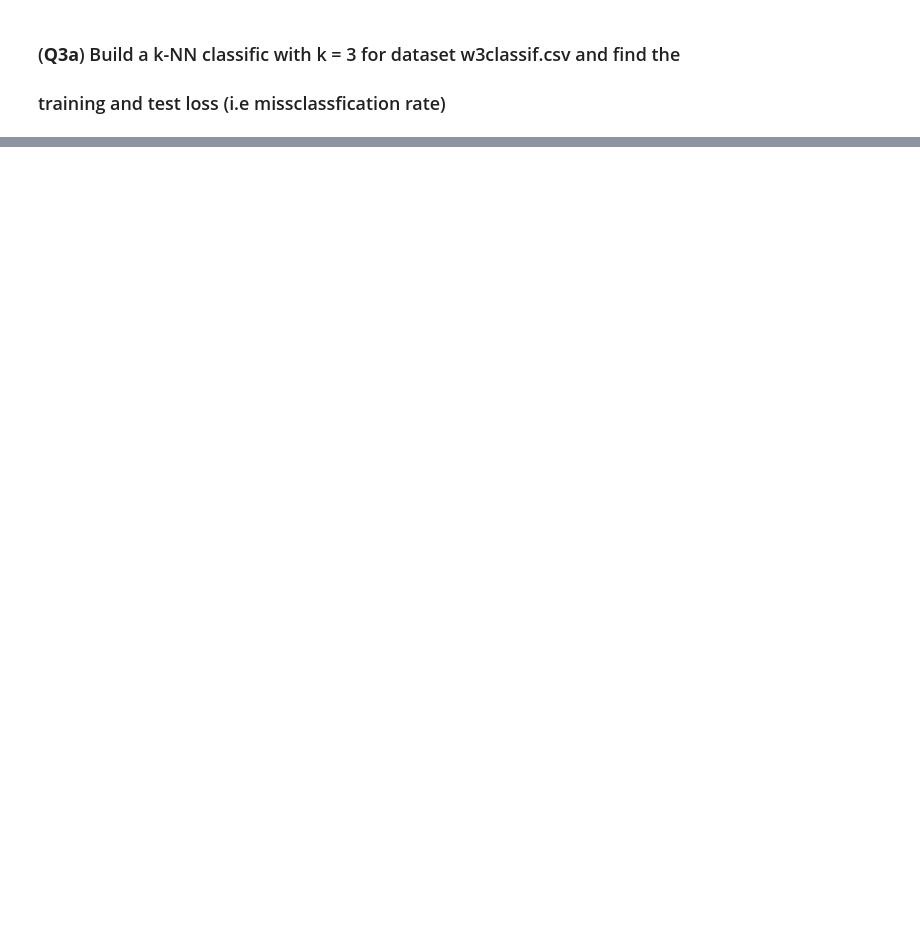
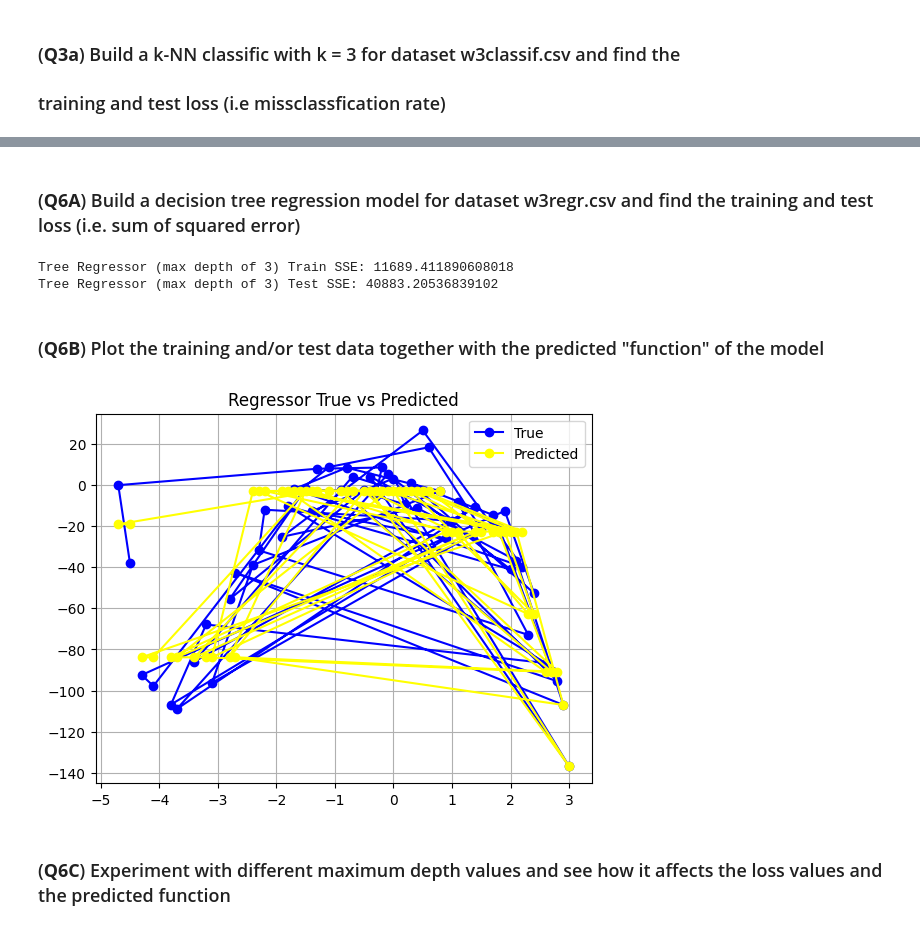
Before and after one commit to johnpioc/COMP4702, a Jupyter notebook: w2-prac.ipynb, the cells around one changed output, grey strips where cells are left out. Drawn from its saved outputs; the diff is of its cells as text; code cells hidden in the pictures; blank space fills up the shorter version.

```diff
--- a/w2-prac.ipynb
+++ b/w2-prac.ipynb
@@ -116,0 +265,12 @@ KNN Classifier (k = 3) Test Loss: 0.99
+# %%
+max_depth_grid: List[int] = [1, 3, 5, 7, 10]
+
+for max_depth in max_depth_grid:
+    model = build_tree_classifier(
+        classif_x_train,
+        classif_y_train,
+        classif_x_test,
+        classif_y_test,
+        max_depth
+    )
+    plot_decision_regions(model, classif_x_train, classif_x_train, classif_y_train)
@@ -116,0 +293,36 @@ KNN Classifier (k = 3) Test Loss: 0.99
+# %% [markdown]
+### (**Q6A**) Build a decision tree regression model for dataset w3regr.csv and find the training and test loss (i.e. sum of squared error)
+# %%
+from sklearn.tree import DecisionTreeRegressor
+
+def build_tree_regressor(x_train, y_train, x_test, y_test, max_depth) -> DecisionTreeRegressor:
+    model = DecisionTreeRegressor(max_depth = max_depth).fit(x_train, y_train)
+
+    y_train_pred = model.predict(x_train)
+    train_sse = np.sum(np.square(y_train - y_train_pred))
+    print(f"Tree Regressor (max depth of {max_depth}) Train SSE: {train_sse}")
+
+    y_test_pred = model.predict(x_test)
+    test_sse = np.sum(np.square(y_test - y_test_pred))
+    print(f"Tree Regressor (max depth of {max_depth}) Test SSE: {test_sse}")
+
+    return model
+
+tree_reg = build_tree_regressor(
+    regr_x_train,
+    regr_y_train,
+    regr_x_test,
+    regr_y_test,
+    3
+)
+# %% [output]
+Tree Regressor (max depth of 3) Train SSE: 11689.411890608018
+Tree Regressor (max depth of 3) Test SSE: 40883.20536839102
+# %% [markdown]
+### (**Q6B**) Plot the training and/or test data together with the predicted "function" of the model
+# %%
+plot_regressor(tree_reg, regr_x_train, regr_y_train)
+# %% [output]
+[figure, added]
+# %% [markdown]
+### (**Q6C**) Experiment with different maximum depth values and see how it affects the loss values and the predicted function
```
Also changed, not shown: parts of 19 cells of this notebook.
